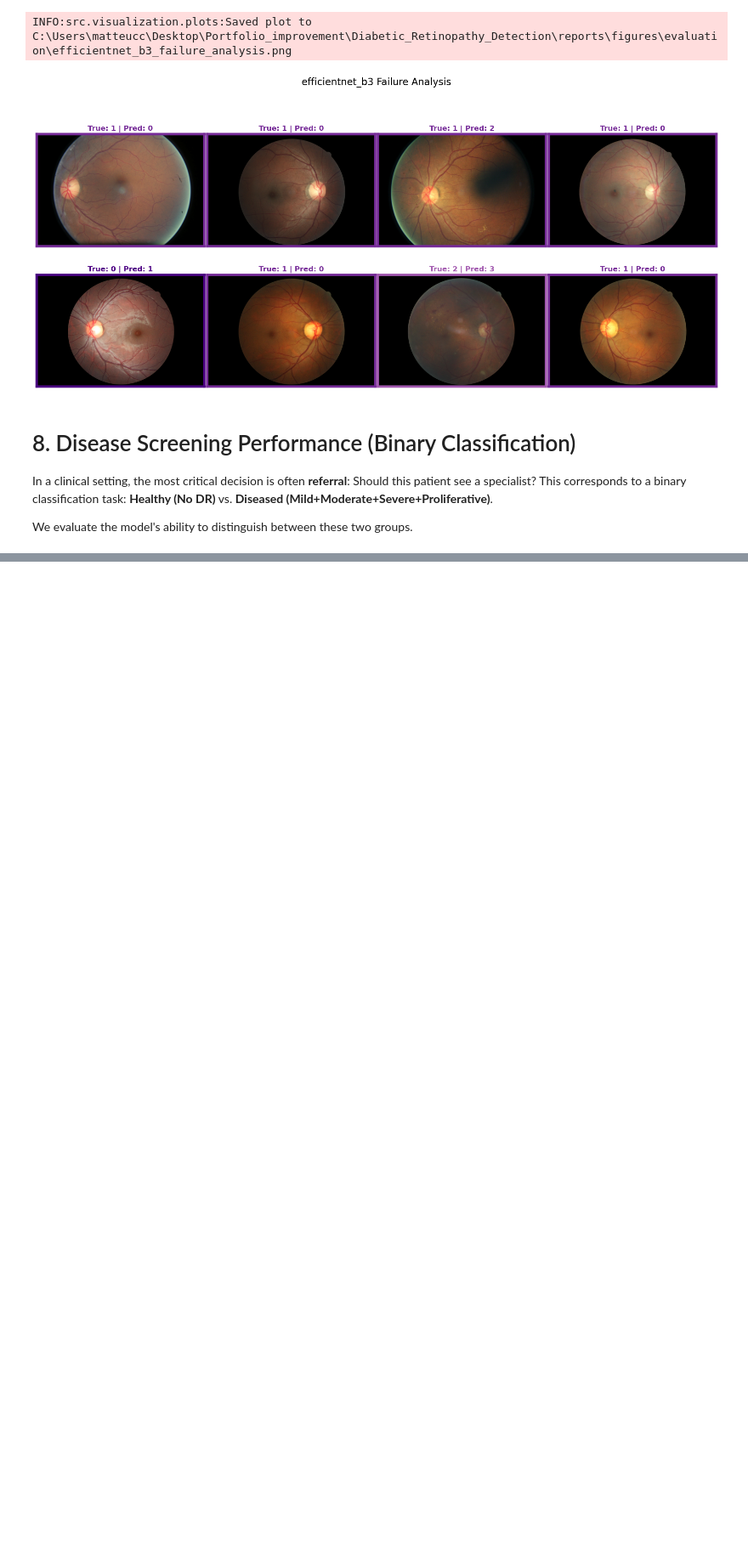
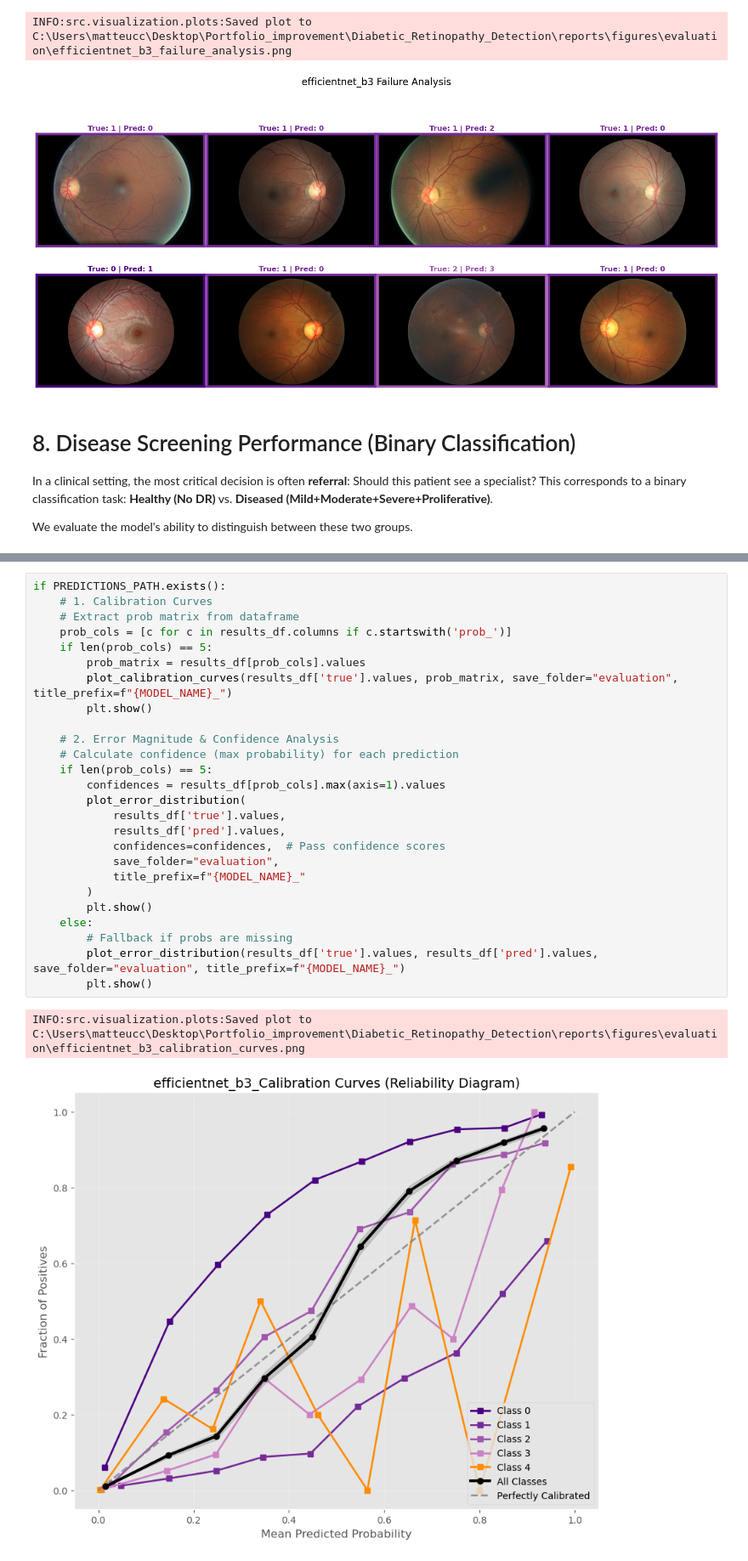
Before and after one commit to vanshgupta101106-droid/Diabetic_Retinopathy_Detection, a Jupyter notebook: notebooks/03_model_evaluation.ipynb, the cells around one changed output, grey strips where cells are left out. Shown at 85% size. Saved outputs shown, nothing was run; the diff lists cells and outputs as text; blank space fills up the shorter version.

```diff
--- a/notebooks/03_model_evaluation.ipynb
+++ b/notebooks/03_model_evaluation.ipynb
@@ -405,0 +496,29 @@ INFO:src.visualization.plots:Saved plot to C:\Users\matteucc\Desktop\Portfolio_i
+# %%
+if PREDICTIONS_PATH.exists():
+    # 1. Calibration Curves
+    # Extract prob matrix from dataframe
+    prob_cols = [c for c in results_df.columns if c.startswith('prob_')]
+    if len(prob_cols) == 5:
+        prob_matrix = results_df[prob_cols].values
+        plot_calibration_curves(results_df['true'].values, prob_matrix, save_folder="evaluation", title_prefix=f"{MODEL_NAME}_")
+        plt.show()
+
+    # 2. Error Magnitude & Confidence Analysis
+    # Calculate confidence (max probability) for each prediction
+    if len(prob_cols) == 5:
+        confidences = results_df[prob_cols].max(axis=1).values
+        plot_error_distribution(
+            results_df['true'].values,
+            results_df['pred'].values,
+            confidences=confidences,  # Pass confidence scores
+            save_folder="evaluation",
+            title_prefix=f"{MODEL_NAME}_"
+        )
+        plt.show()
+    else:
+        # Fallback if probs are missing
+        plot_error_distribution(results_df['true'].values, results_df['pred'].values, save_folder="evaluation", title_prefix=f"{MODEL_NAME}_")
+        plt.show()
+# %% [output]
+INFO:src.visualization.plots:Saved plot to C:\Users\matteucc\Desktop\Portfolio_improvement\Diabetic_Retinopathy_Detection\reports\figures\evaluation\efficientnet_b3_calibration_curves.png
+[figure, added]
```
Also changed, not shown: parts of 8 cells of this notebook, 16 other files.
